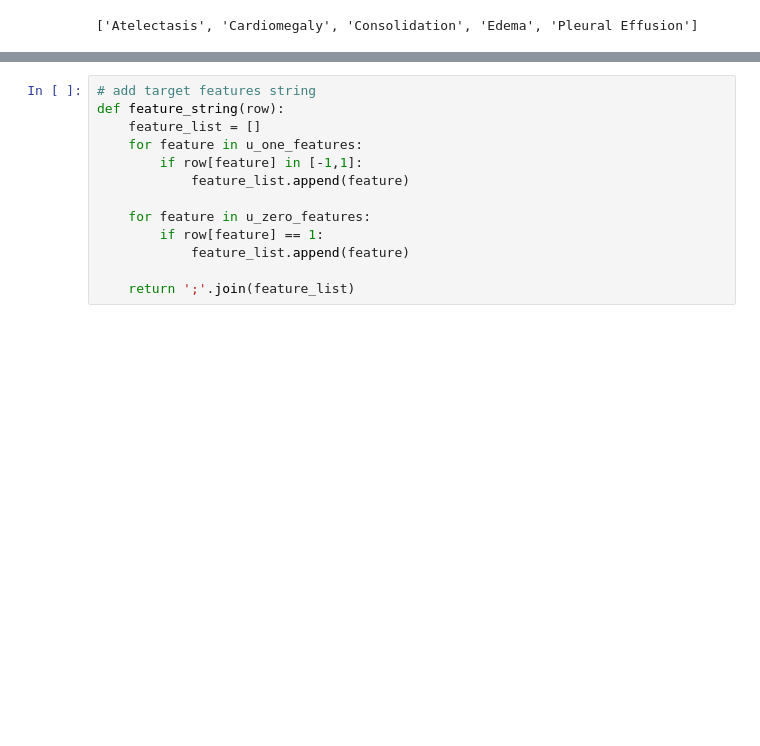
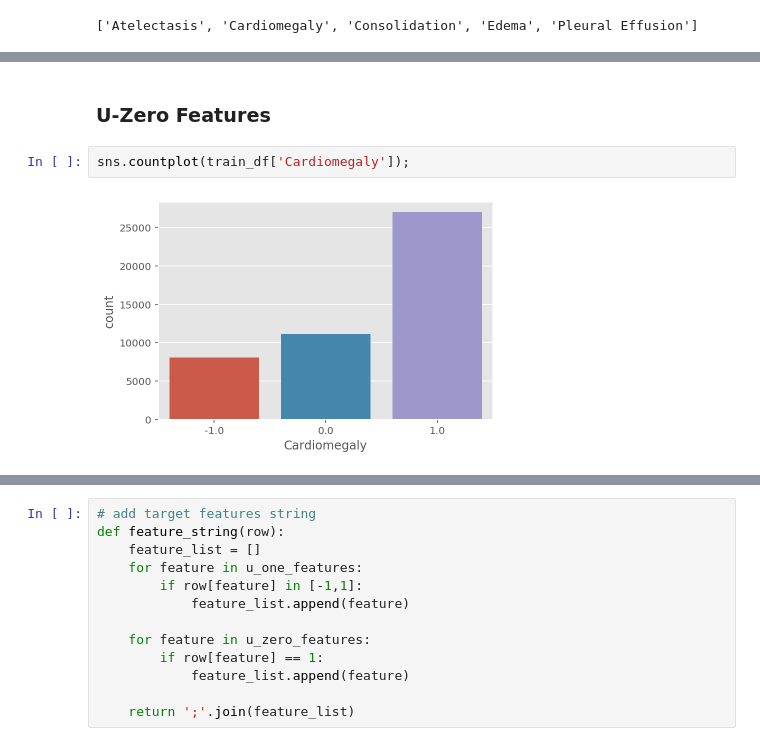
Before and after one commit to earny-joe/Springboard-DS-Portfolio, a Jupyter notebook: capstone_2/initial-exploration.ipynb, the cells around one changed output, grey strips where cells are left out. Saved outputs shown, nothing was run; the diff lists cells and outputs as text; blank space fills up the shorter version.

```diff
--- a/capstone_2/initial-exploration.ipynb
+++ b/capstone_2/initial-exploration.ipynb
@@ -175,0 +198,6 @@ u_zero_features = ['Cardiomegaly', 'Consolidation', 'Pleural Effusion']
+# %% [markdown]
+### U-Zero Features
+# %%
+sns.countplot(train_df['Cardiomegaly']);
+# %% [output]
+[figure, added]
```
Also changed, not shown: parts of 10 cells of this notebook.
